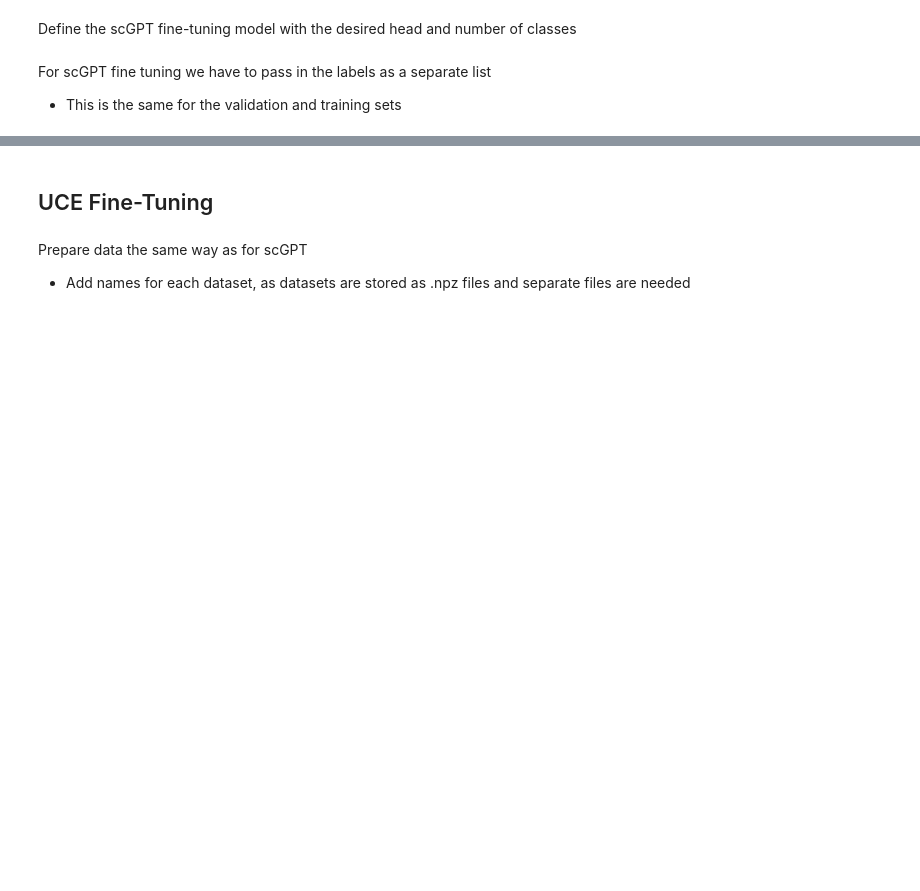
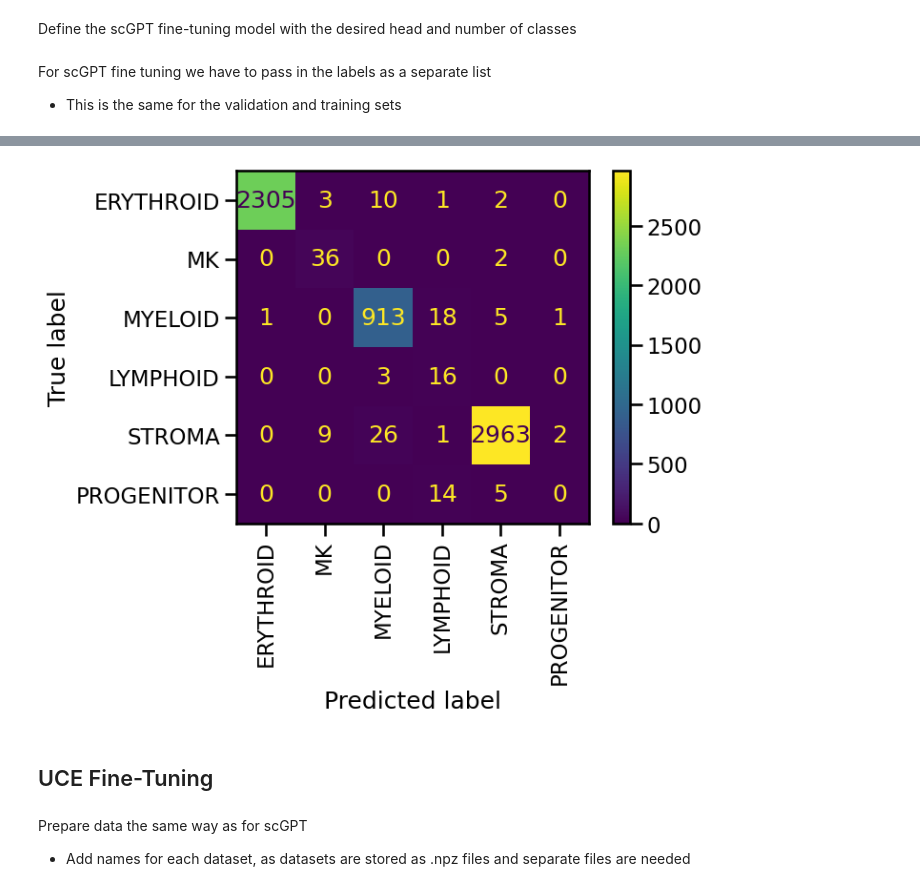
Before and after one commit to helicalAI/helical, a Jupyter notebook: examples/notebooks/Cell-Type-Classification-Fine-Tuning.ipynb, the cells around one changed output, grey strips where cells are left out. Saved outputs shown, nothing was run; the diff lists cells and outputs as text; code cells hidden in the pictures; blank space fills up the shorter version.

```diff
--- a/examples/notebooks/Cell-Type-Classification-Fine-Tuning.ipynb
+++ b/examples/notebooks/Cell-Type-Classification-Fine-Tuning.ipynb
@@ -98,0 +140,2 @@ INFO:helical.models.scgpt.fine_tuning_model:Fine-Tuning Complete. Epochs: 1
+# %%
+outputs = scgpt_fine_tune.get_outputs(validation_dataset)
@@ -99,3 +157,18 @@ INFO:helical.models.scgpt.fine_tuning_model:Fine-Tuning Complete. Epochs: 1
+# %%
+cm = confusion_matrix(cell_types_test, outputs.argmax(axis=1))
+
+# Get unique labels in the order they appear in the confusion matrix
+unique_labels = np.unique(cell_types_test)
+
+# Use id_class_dict to get the class names
+class_names = [id_class_dict[label] for label in unique_labels]
+
+# Create and plot the confusion matrix
+disp = ConfusionMatrixDisplay(confusion_matrix=cm, display_labels=class_names)
+disp.plot(xticks_rotation='vertical', values_format='d')
+disp.figure_.set_facecolor("none")
+# %% [output]
+[figure, added]
 # %% [markdown]
 ## UCE Fine-Tuning
 # %%
```
Also changed, not shown: parts of 12 cells of this notebook, 1 other file.
